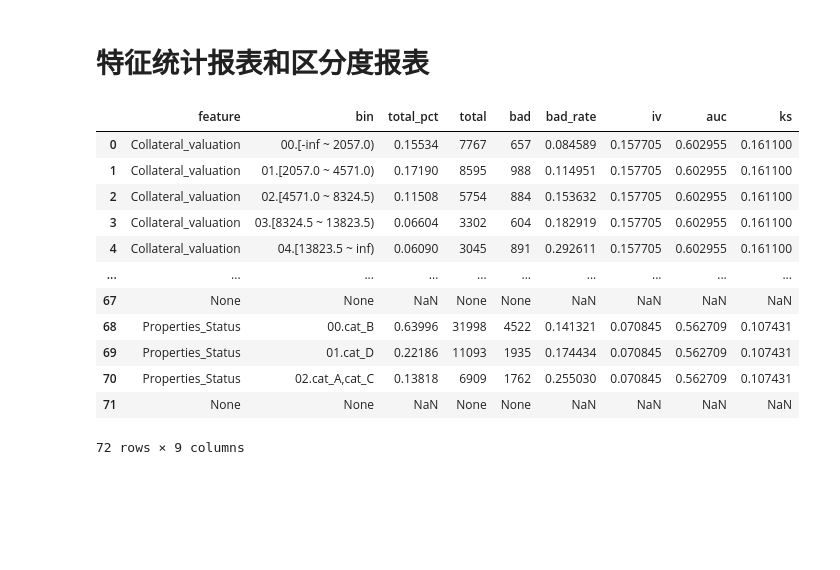
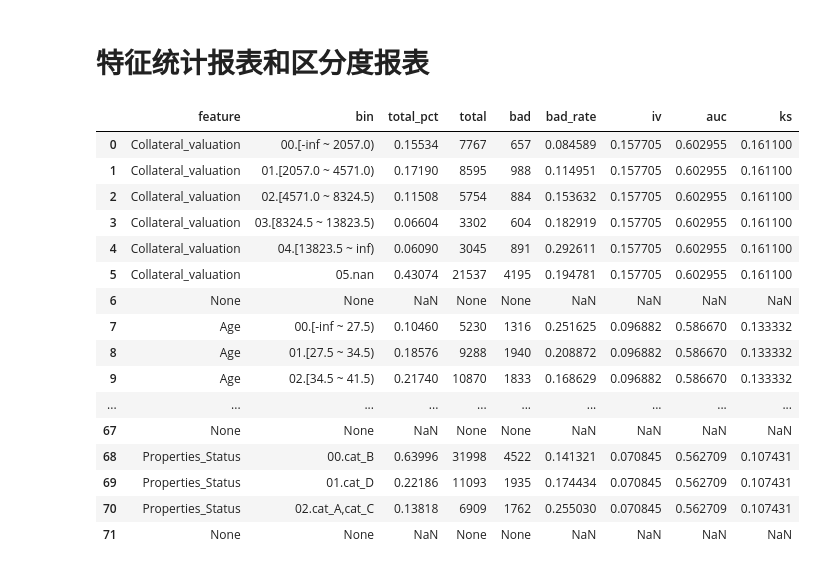
Before and after one commit to rfouyang/credit_model, a Jupyter notebook: demo/Tutorial4 Feature Evaluation.ipynb, the cells around one changed output. Cells and saved outputs as stored; diff of their text form; code cells hidden in the pictures; blank space fills up the shorter version.

```diff
--- a/demo/Tutorial4 Feature Evaluation.ipynb
+++ b/demo/Tutorial4 Feature Evaluation.ipynb
@@ -1,7 +1,9 @@
 # %%
 import os, sys
+from pathlib import Path
 
-fp_repo = '/Users/rfouyang/workspace/services/ds-fintech'
-if fp_repo not in sys.path:
-    sys.path.insert(0, fp_repo)
+BASE_DIR = Path(Path.home(), "workspace", "services", "credit_model")
+DATA_DIR = Path(Path.home(), "workspace", "data")
+if BASE_DIR not in sys.path:
+    sys.path.insert(0, f"{BASE_DIR}")
 # %%
@@ -25,10 +23,11 @@ pd.set_option('display.width', 1000)
+# %%
+pd.set_option('display.max_columns', None)
+pd.set_option('display.max_rows', 1000)
+pd.set_option('display.width', 1000)
 # %% [markdown]
 # 加载数据
 # %%
-fp_base = Path('/Users', 'rfouyang', 'workspace')
-#fp_base = Path('C:\\', 'Users', 'USER', 'workspace')
-fp_data = Path(fp_base, 'data', 'data.csv')
-
+fp_data = Path(DATA_DIR, 'tutorial', 'data.csv')
 df_data = pd.read_csv(fp_data, index_col=None)
 # %%
 num_cols = ['Collateral_valuation', 'Age', 'Properties_Total', 'Amount', 'Term', 'Historic_Loans', 'Current_Loans', 'Max_Arrears']
@@ -58,18 +57,22 @@ df_report = report_helper.FTReport.get_report(df_bin, features, label)
 df_eval = report_helper.FTReport.eval_metrics(df_woe, features, label)
 # %%
 df_combined_report = df_report.merge(df_eval, on='feature', how='left')
-df_combined_report
+df_combined_report.head(100)
 # %% [output]
 |  | feature | bin | total_pct | total | bad | bad_rate | iv | auc | ks |
 | 0 | Collateral_valuation | 00.[-inf ~ 2057.0) | 0.15534 | 7767 | 657 | 0.084589 | 0.157705 | 0.602955 | 0.161100 |
 | 1 | Collateral_valuation | 01.[2057.0 ~ 4571.0) | 0.17190 | 8595 | 988 | 0.114951 | 0.157705 | 0.602955 | 0.161100 |
 | 2 | Collateral_valuation | 02.[4571.0 ~ 8324.5) | 0.11508 | 5754 | 884 | 0.153632 | 0.157705 | 0.602955 | 0.161100 |
 | 3 | Collateral_valuation | 03.[8324.5 ~ 13823.5) | 0.06604 | 3302 | 604 | 0.182919 | 0.157705 | 0.602955 | 0.161100 |
 | 4 | Collateral_valuation | 04.[13823.5 ~ inf) | 0.06090 | 3045 | 891 | 0.292611 | 0.157705 | 0.602955 | 0.161100 |
+| 5 | Collateral_valuation | 05.nan | 0.43074 | 21537 | 4195 | 0.194781 | 0.157705 | 0.602955 | 0.161100 |
+| 6 | None | None | NaN | None | None | NaN | NaN | NaN | NaN |
+| 7 | Age | 00.[-inf ~ 27.5) | 0.10460 | 5230 | 1316 | 0.251625 | 0.096882 | 0.586670 | 0.133332 |
+| 8 | Age | 01.[27.5 ~ 34.5) | 0.18576 | 9288 | 1940 | 0.208872 | 0.096882 | 0.586670 | 0.133332 |
+| 9 | Age | 02.[34.5 ~ 41.5) | 0.21740 | 10870 | 1833 | 0.168629 | 0.096882 | 0.586670 | 0.133332 |
 | ... | ... | ... | ... | ... | ... | ... | ... | ... | ... |
 | 67 | None | None | NaN | None | None | NaN | NaN | NaN | NaN |
 | 68 | Properties_Status | 00.cat_B | 0.63996 | 31998 | 4522 | 0.141321 | 0.070845 | 0.562709 | 0.107431 |
 | 69 | Properties_Status | 01.cat_D | 0.22186 | 11093 | 1935 | 0.174434 | 0.070845 | 0.562709 | 0.107431 |
 | 70 | Properties_Status | 02.cat_A,cat_C | 0.13818 | 6909 | 1762 | 0.255030 | 0.070845 | 0.562709 | 0.107431 |
 | 71 | None | None | NaN | None | None | NaN | NaN | NaN | NaN |
-72 rows × 9 columns
```
Also changed, not shown: parts of 2 cells of this notebook, 16 other files.
